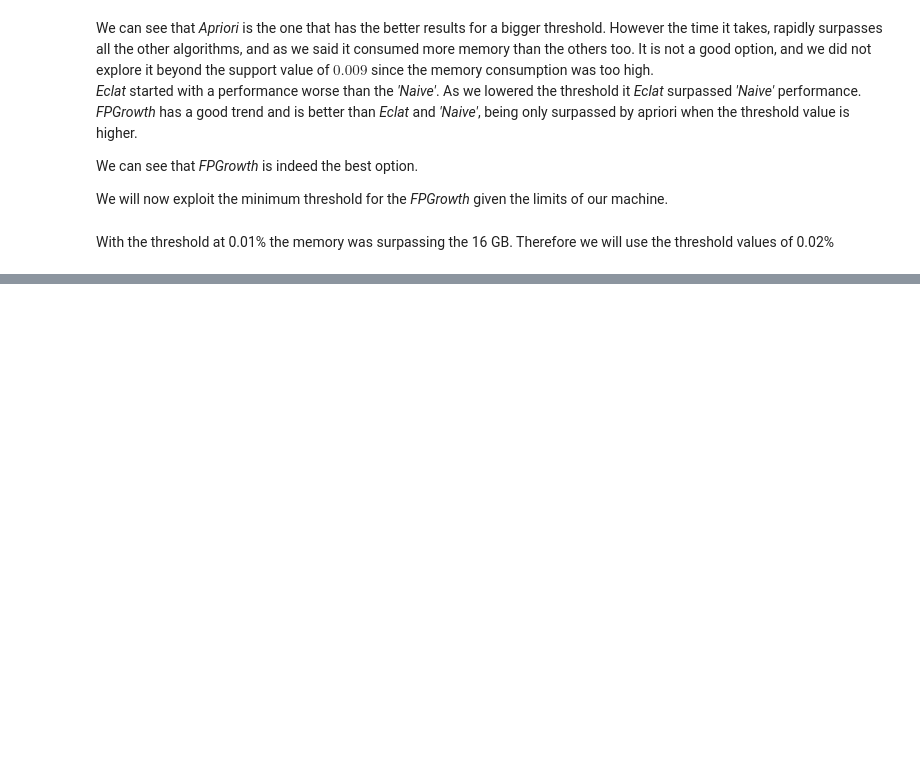
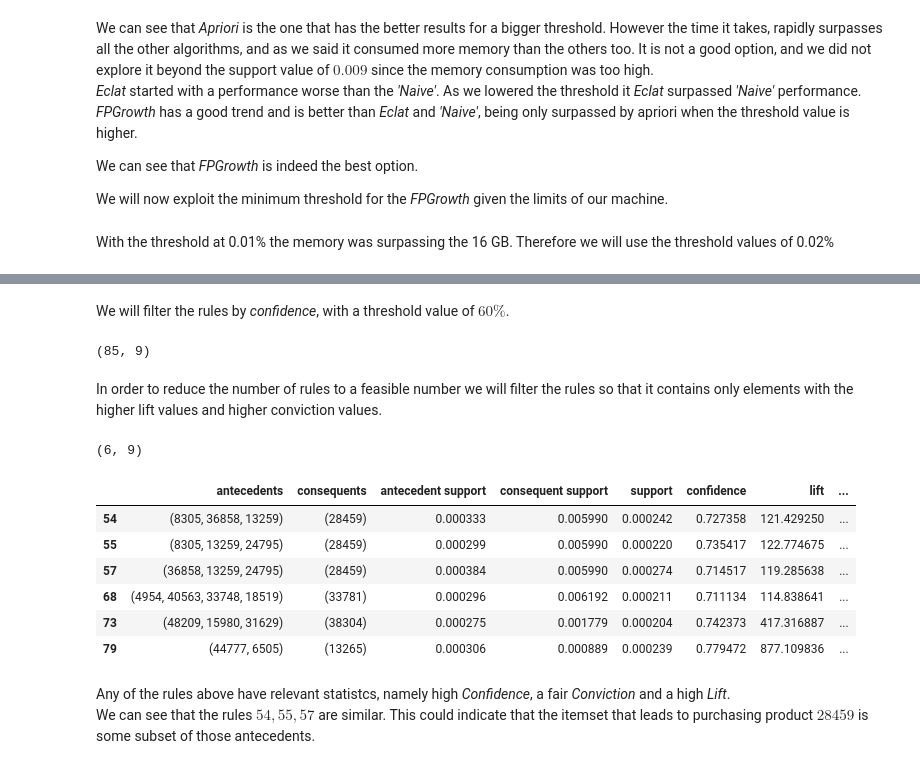
Before and after one commit to joelpoliveira/DataMiningCourse, a Jupyter notebook: Projeto/HA_2/main.ipynb, the cells around one changed output, grey strips where cells are left out. Saved outputs shown, nothing was run; the diff lists cells and outputs as text; code cells hidden in the pictures; blank space fills up the shorter version.

```diff
--- a/Projeto/HA_2/main.ipynb
+++ b/Projeto/HA_2/main.ipynb
@@ -145,0 +168,11 @@ fi.shape
+# %%
+def parse_str_to_frozenset(frozenset_string):
+    frozenset_set_string = frozenset_string[11:-2]
+    sale_items = frozenset(
+        list(
+            map(int, frozenset_set_string.split(","))
+        )
+    )
+    return sale_items
+# %%
+fi["itemsets"]=fi.itemsets.apply(parse_str_to_frozenset)
@@ -145,0 +194,35 @@ fi.shape
+# %% [markdown]
+We will filter the rules by *confidence*, with a threshold value of $60\%$.
+# %%
+rules = association_rules(
+    fi,
+    metric="confidence",
+    min_threshold=0.6
+)
+rules.shape
+# %% [output]
+(85, 9)
+# %% [markdown]
+In order to reduce the number of rules to a feasible number we will filter the rules so that it contains only elements with the higher lift values and higher conviction values.
+# %%
+rules = rules[
+    (rules.lift>=rules.lift.quantile(0.75)) &
+    (rules.conviction >= rules.conviction.quantile(0.75))
+]
+# %%
+rules.shape
+# %% [output]
+(6, 9)
+# %%
+rules
+# %% [output]
+|  | antecedents | consequents | antecedent support | consequent support | support | confidence | lift | ... |
+| 54 | (8305, 36858, 13259) | (28459) | 0.000333 | 0.005990 | 0.000242 | 0.727358 | 121.429250 | ... |
+| 55 | (8305, 13259, 24795) | (28459) | 0.000299 | 0.005990 | 0.000220 | 0.735417 | 122.774675 | ... |
+| 57 | (36858, 13259, 24795) | (28459) | 0.000384 | 0.005990 | 0.000274 | 0.714517 | 119.285638 | ... |
+| 68 | (4954, 40563, 33748, 18519) | (33781) | 0.000296 | 0.006192 | 0.000211 | 0.711134 | 114.838641 | ... |
+| 73 | (48209, 15980, 31629) | (38304) | 0.000275 | 0.001779 | 0.000204 | 0.742373 | 417.316887 | ... |
+| 79 | (44777, 6505) | (13265) | 0.000306 | 0.000889 | 0.000239 | 0.779472 | 877.109836 | ... |
+# %% [markdown]
+Any of the rules above have relevant statistcs, namely high *Confidence*, a fair *Conviction* and a high *Lift*. <br>
+We can see that the rules *$54, 55, 57$* are similar. This could indicate that the itemset that leads to purchasing product $28459$ is some subset of those antecedents.
```
Also changed, not shown: parts of 27 cells of this notebook, 2 other files.
